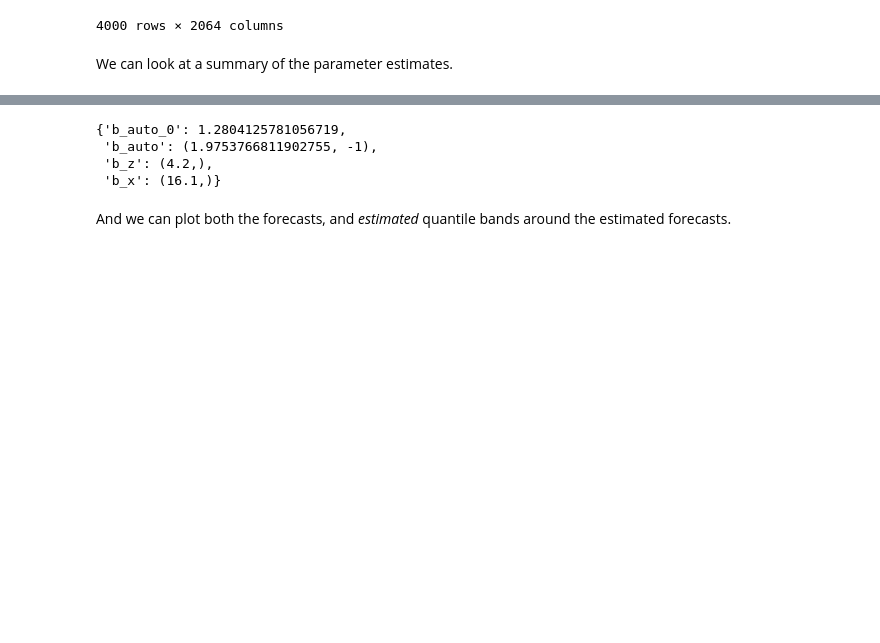
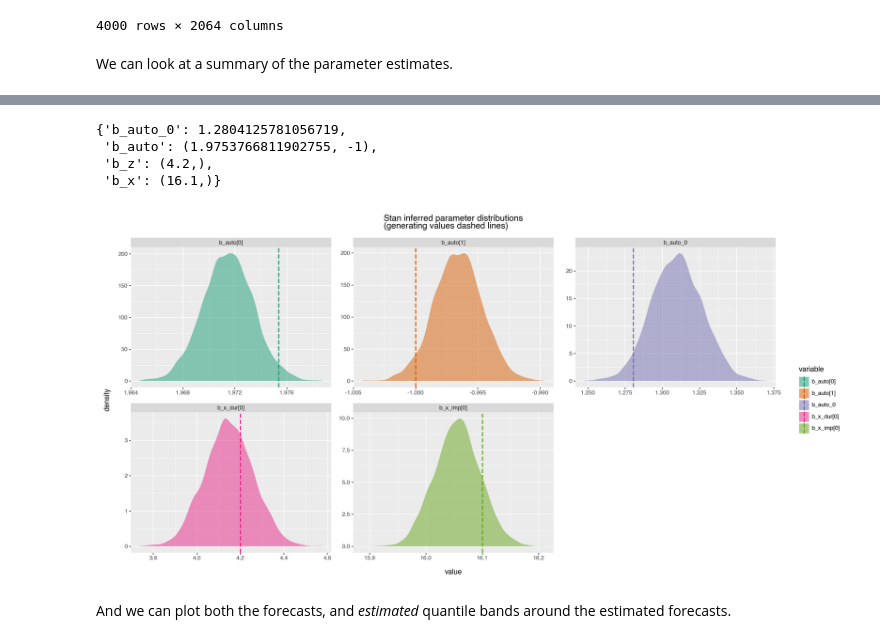
Before and after one commit to WinVector/Examples, a Jupyter notebook: TimeSeries/nested_model_example.ipynb, the cells around one changed output, grey strips where cells are left out. Drawn from its saved outputs; the diff is of its cells as text; code cells hidden in the pictures; blank space fills up the shorter version.

```diff
--- a/TimeSeries/nested_model_example.ipynb
+++ b/TimeSeries/nested_model_example.ipynb
@@ -371,12 +375,44 @@ b_var_y          0.512858
 dtype: float64
-# %%
-# show original generative parameters
-generating_params
-# %% [output]
-{'b_auto_0': 1.2804125781056719,
- 'b_auto': (1.9753766811902755, -1),
- 'b_z': (4.2,),
- 'b_x': (16.1,)}
+# %%
+# show original generative parameters
+generating_params
+# %% [output]
+{'b_auto_0': 1.2804125781056719,
+ 'b_auto': (1.9753766811902755, -1),
+ 'b_z': (4.2,),
+ 'b_x': (16.1,)}
+# %%
+answer_frame = pd.DataFrame({
+    'b_auto[0]': [generating_params['b_auto'][0]],
+    'b_auto[1]': [generating_params['b_auto'][1]],
+    'b_auto_0': [generating_params['b_auto_0']],
+    'b_x_dur[0]': [generating_params['b_z'][0]],
+    'b_x_imp[0]': [generating_params['b_x'][0]],
+})
+parameter_plt_frame = forecast_soln_i.loc[
+            :,
+            [c for c in answer_frame.columns]
+].melt()
+(
+    ggplot()
+    + geom_density(
+        data=parameter_plt_frame,
+        mapping=aes(x='value', fill='variable', color='variable'),
+        linetype='',
+        alpha=0.5)
+    + geom_vline(
+        data=answer_frame.melt(),
+        mapping=aes(xintercept='value', color='variable', fill='variable'),
+        linetype='dashed',
+        size=1,
+    )
+    + facet_wrap("variable", scales="free")
+    + scale_color_brewer(type="qualitative", palette="Dark2")
+    + scale_fill_brewer(type="qualitative", palette="Dark2")
+    + ggtitle("Stan inferred parameter distributions\n(generating values dashed lines)")
+)
+# %% [output]
+[figure, added]
 # %% [markdown]
 And we can plot both the forecasts, and *estimated* quantile bands around the estimated forecasts.
 # %%
```
Also changed, not shown: parts of 19 cells of this notebook, 1 other file.
